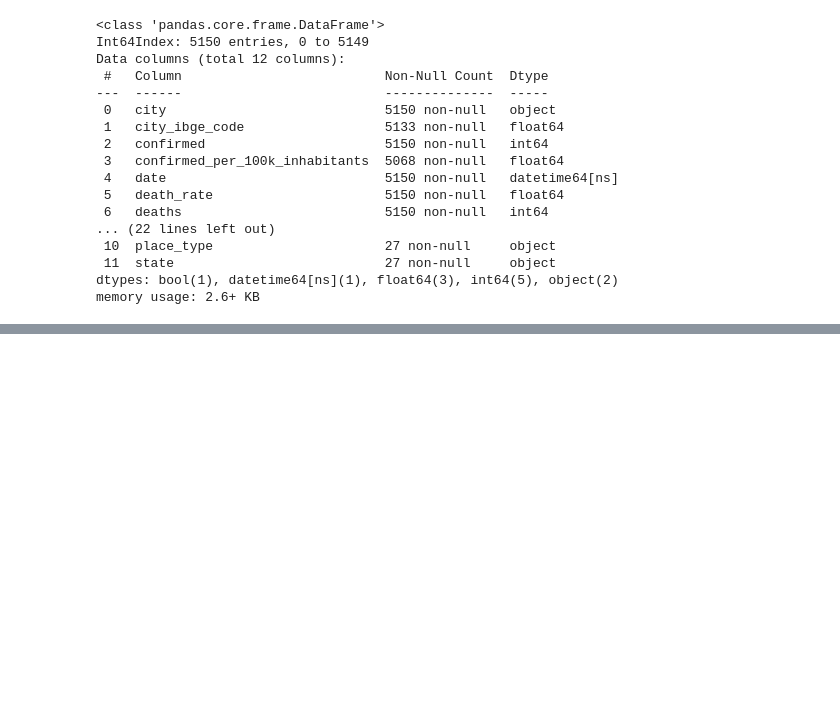
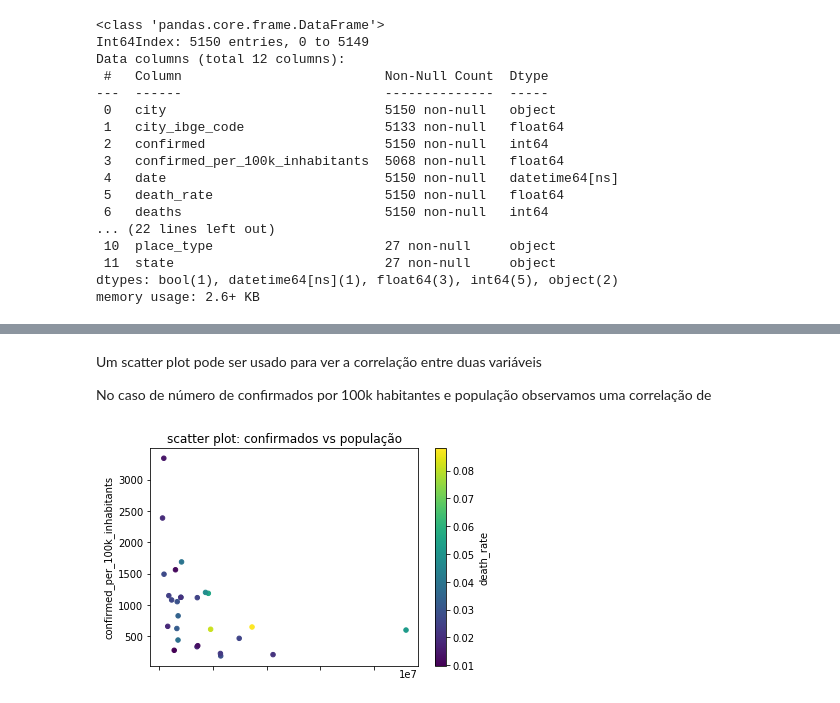
Before and after one commit to gutospinelli/covid19Brazil, a Jupyter notebook: notebooks/2 - Data Exploration - Covid19 Brazil IO Data.ipynb, the cells around one changed output, grey strips where cells are left out. Saved outputs shown, nothing was run; the diff lists cells and outputs as text; code cells hidden in the pictures; blank space fills up the shorter version.

```diff
--- a/notebooks/2 - Data Exploration - Covid19 Brazil IO Data.ipynb
+++ b/notebooks/2 - Data Exploration - Covid19 Brazil IO Data.ipynb
@@ -54,0 +105,8 @@ memory usage: 2.6+ KB
+# %% [markdown]
+Um scatter plot pode ser usado para ver a correlação entre duas variáveis
+
+No caso de número de confirmados por 100k habitantes e população observamos uma correlação de
+# %%
+estados_df.plot.scatter(x='estimated_population_2019',y='confirmed_per_100k_inhabitants', c='death_rate', colormap='viridis', title='scatter plot: confirmados vs população');
+# %% [output]
+[figure, added]
```
Also changed, not shown: parts of 11 cells of this notebook.
